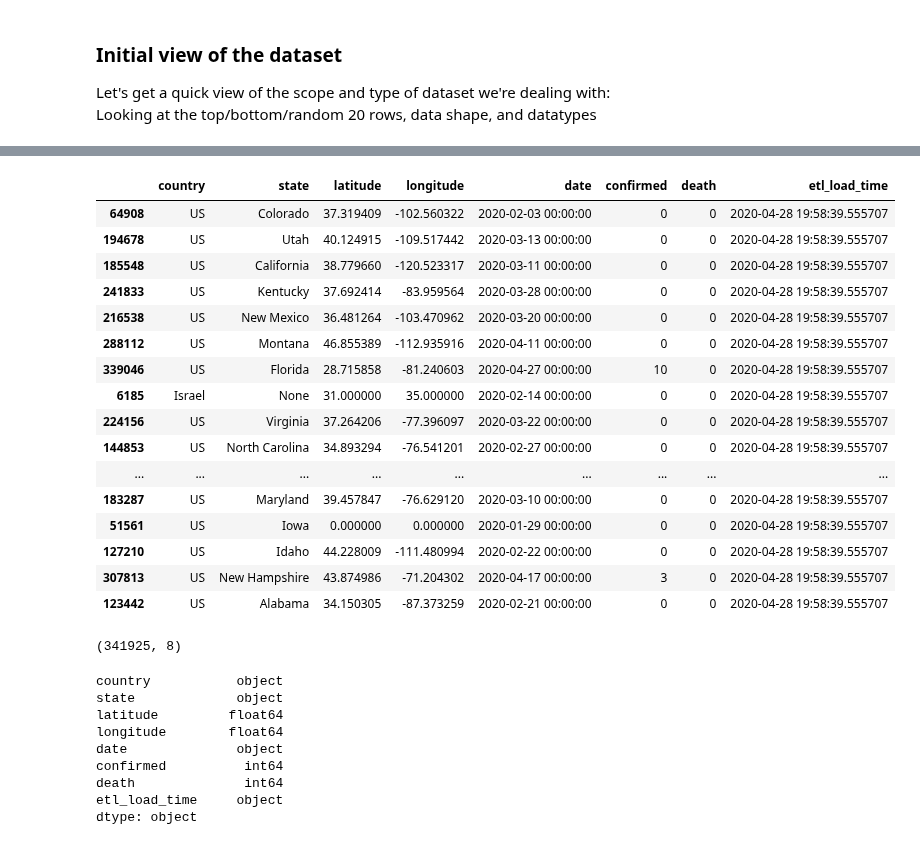
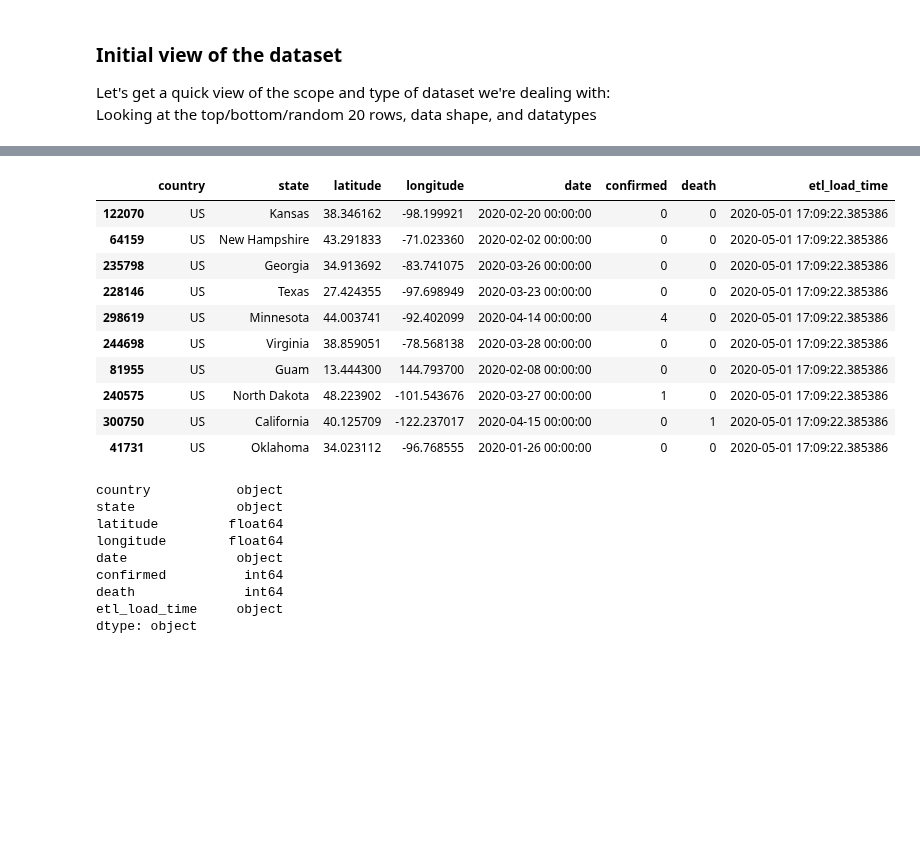
Before and after one commit to amuweee/covid_ds, a Jupyter notebook: eda/exploratory_data_analysis.ipynb, the cells around one changed output, grey strips where cells are left out. Saved outputs shown, nothing was run; the diff lists cells and outputs as text; code cells hidden in the pictures; blank space fills up the shorter version.

```diff
--- a/eda/exploratory_data_analysis.ipynb
+++ b/eda/exploratory_data_analysis.ipynb
@@ -45,24 +45,14 @@ df.tail()
 # %%
-df.sample(20)
+df.sample(10)
 # %% [output]
 |  | country | state | latitude | longitude | date | confirmed | death | etl_load_time |
-| 64908 | US | Colorado | 37.319409 | -102.560322 | 2020-02-03 00:00:00 | 0 | 0 | 2020-04-28 19:58:39.555707 |
-| 194678 | US | Utah | 40.124915 | -109.517442 | 2020-03-13 00:00:00 | 0 | 0 | 2020-04-28 19:58:39.555707 |
-| 185548 | US | California | 38.779660 | -120.523317 | 2020-03-11 00:00:00 | 0 | 0 | 2020-04-28 19:58:39.555707 |
-| 241833 | US | Kentucky | 37.692414 | -83.959564 | 2020-03-28 00:00:00 | 0 | 0 | 2020-04-28 19:58:39.555707 |
-| 216538 | US | New Mexico | 36.481264 | -103.470962 | 2020-03-20 00:00:00 | 0 | 0 | 2020-04-28 19:58:39.555707 |
-| 288112 | US | Montana | 46.855389 | -112.935916 | 2020-04-11 00:00:00 | 0 | 0 | 2020-04-28 19:58:39.555707 |
-| 339046 | US | Florida | 28.715858 | -81.240603 | 2020-04-27 00:00:00 | 10 | 0 | 2020-04-28 19:58:39.555707 |
-| 6185 | Israel | None | 31.000000 | 35.000000 | 2020-02-14 00:00:00 | 0 | 0 | 2020-04-28 19:58:39.555707 |
-| 224156 | US | Virginia | 37.264206 | -77.396097 | 2020-03-22 00:00:00 | 0 | 0 | 2020-04-28 19:58:39.555707 |
-| 144853 | US | North Carolina | 34.893294 | -76.541201 | 2020-02-27 00:00:00 | 0 | 0 | 2020-04-28 19:58:39.555707 |
-| ... | ... | ... | ... | ... | ... | ... | ... | ... |
-| 183287 | US | Maryland | 39.457847 | -76.629120 | 2020-03-10 00:00:00 | 0 | 0 | 2020-04-28 19:58:39.555707 |
-| 51561 | US | Iowa | 0.000000 | 0.000000 | 2020-01-29 00:00:00 | 0 | 0 | 2020-04-28 19:58:39.555707 |
-| 127210 | US | Idaho | 44.228009 | -111.480994 | 2020-02-22 00:00:00 | 0 | 0 | 2020-04-28 19:58:39.555707 |
-| 307813 | US | New Hampshire | 43.874986 | -71.204302 | 2020-04-17 00:00:00 | 3 | 0 | 2020-04-28 19:58:39.555707 |
-| 123442 | US | Alabama | 34.150305 | -87.373259 | 2020-02-21 00:00:00 | 0 | 0 | 2020-04-28 19:58:39.555707 |
+| 122070 | US | Kansas | 38.346162 | -98.199921 | 2020-02-20 00:00:00 | 0 | 0 | 2020-05-01 17:09:22.385386 |
+| 64159 | US | New Hampshire | 43.291833 | -71.023360 | 2020-02-02 00:00:00 | 0 | 0 | 2020-05-01 17:09:22.385386 |
+| 235798 | US | Georgia | 34.913692 | -83.741075 | 2020-03-26 00:00:00 | 0 | 0 | 2020-05-01 17:09:22.385386 |
+| 228146 | US | Texas | 27.424355 | -97.698949 | 2020-03-23 00:00:00 | 0 | 0 | 2020-05-01 17:09:22.385386 |
+| 298619 | US | Minnesota | 44.003741 | -92.402099 | 2020-04-14 00:00:00 | 4 | 0 | 2020-05-01 17:09:22.385386 |
+| 244698 | US | Virginia | 38.859051 | -78.568138 | 2020-03-28 00:00:00 | 0 | 0 | 2020-05-01 17:09:22.385386 |
+| 81955 | US | Guam | 13.444300 | 144.793700 | 2020-02-08 00:00:00 | 0 | 0 | 2020-05-01 17:09:22.385386 |
+| 240575 | US | North Dakota | 48.223902 | -101.543676 | 2020-03-27 00:00:00 | 1 | 0 | 2020-05-01 17:09:22.385386 |
+| 300750 | US | California | 40.125709 | -122.237017 | 2020-04-15 00:00:00 | 0 | 1 | 2020-05-01 17:09:22.385386 |
+| 41731 | US | Oklahoma | 34.023112 | -96.768555 | 2020-01-26 00:00:00 | 0 | 0 | 2020-05-01 17:09:22.385386 |
-# %%
-df.shape
-# %% [output]
-(341925, 8)
```
Also changed, not shown: parts of 15 cells of this notebook, 1 other file.
